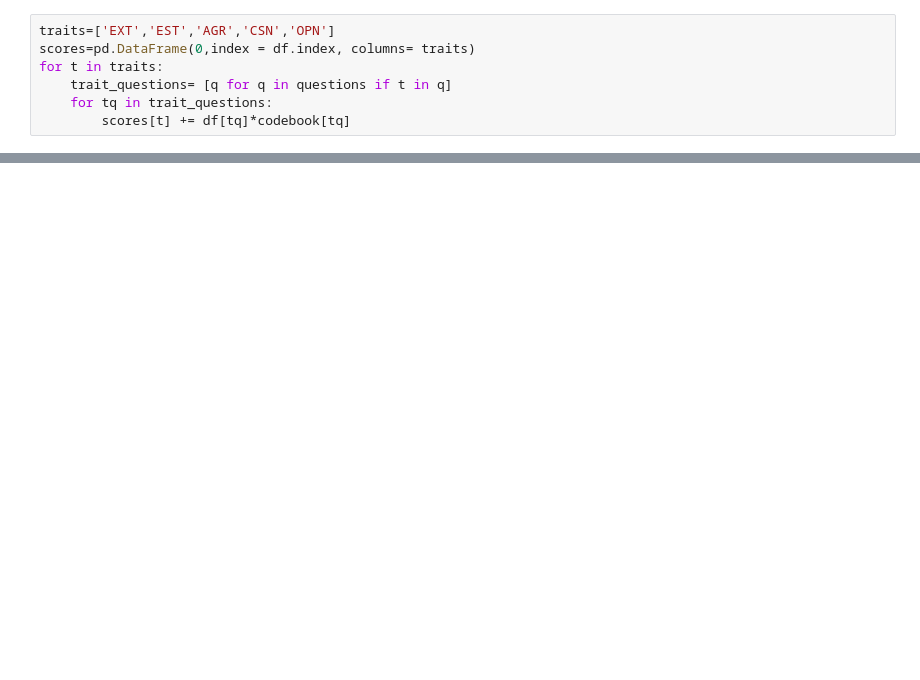
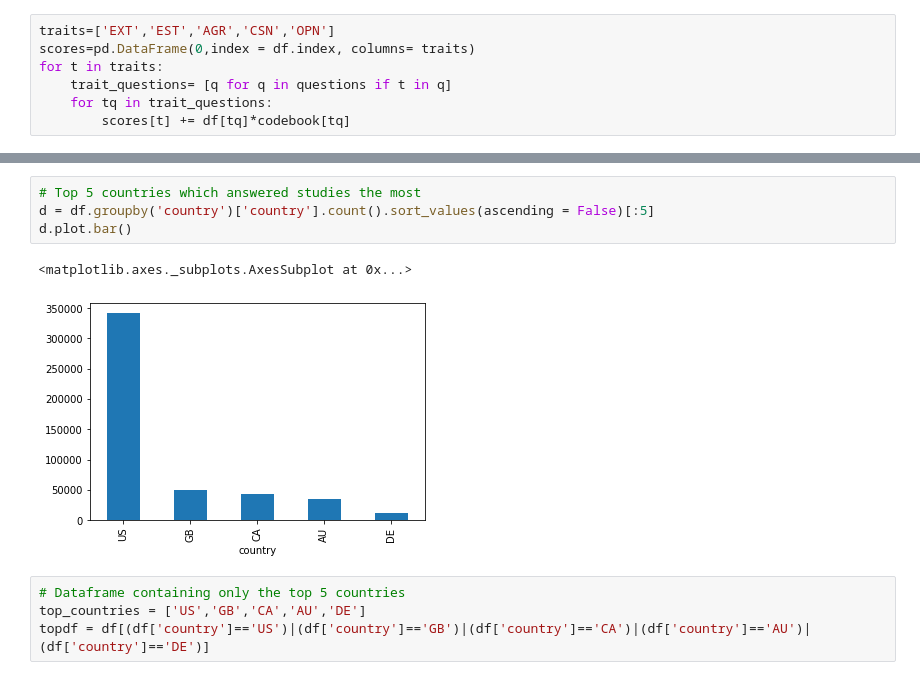
Before and after one commit to com-480-data-visualization/com-480-project-tadaviz, a Jupyter notebook: preprocessing.ipynb, the cells around one changed output, grey strips where cells are left out. Saved outputs shown, nothing was run; the diff lists cells and outputs as text; blank space fills up the shorter version.

```diff
--- a/preprocessing.ipynb
+++ b/preprocessing.ipynb
@@ -160,0 +237,11 @@ pd.concat([df,scores], axis = 1).drop(questions.append(q_times),axis = 1).to_pic
+# %%
+# Top 5 countries which answered studies the most
+d = df.groupby('country')['country'].count().sort_values(ascending = False)[:5]
+d.plot.bar()
+# %% [output]
+<matplotlib.axes._subplots.AxesSubplot at 0x...>
+[figure, added]
+# %%
+# Dataframe containing only the top 5 countries
+top_countries = ['US','GB','CA','AU','DE']
+topdf = df[(df['country']=='US')|(df['country']=='GB')|(df['country']=='CA')|(df['country']=='AU')|(df['country']=='DE')]
```
Also changed, not shown: parts of 28 cells of this notebook, 2 other files.
